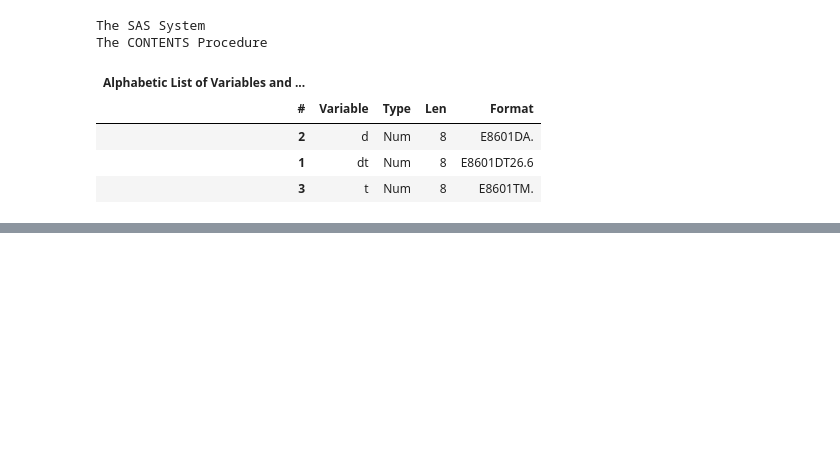
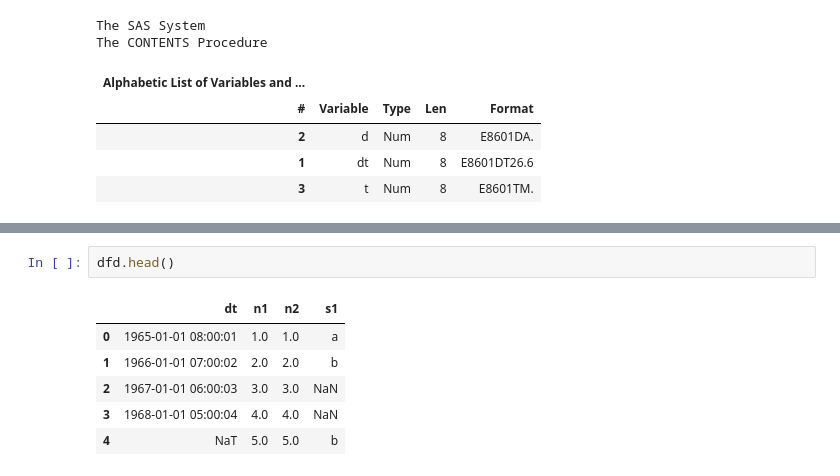
Before and after one commit to sassoftware/saspy-examples, a Jupyter notebook: Issue_examples/Issue279.ipynb, the cells around one changed output, grey strips where cells are left out. Drawn from its saved outputs; the diff is of its cells as text; blank space fills up the shorter version.

```diff
--- a/Issue_examples/Issue279.ipynb
+++ b/Issue_examples/Issue279.ipynb
@@ -353,0 +416,9 @@ The CONTENTS Procedure
+# %%
+dfd.head()
+# %% [output]
+|  | dt | n1 | n2 | s1 |
+| 0 | 1965-01-01 08:00:01 | 1.0 | 1.0 | a |
+| 1 | 1966-01-01 07:00:02 | 2.0 | 2.0 | b |
+| 2 | 1967-01-01 06:00:03 | 3.0 | 3.0 | NaN |
+| 3 | 1968-01-01 05:00:04 | 4.0 | 4.0 | NaN |
+| 4 | NaT | 5.0 | 5.0 | b |
```
Also changed, not shown: parts of 26 cells of this notebook.
